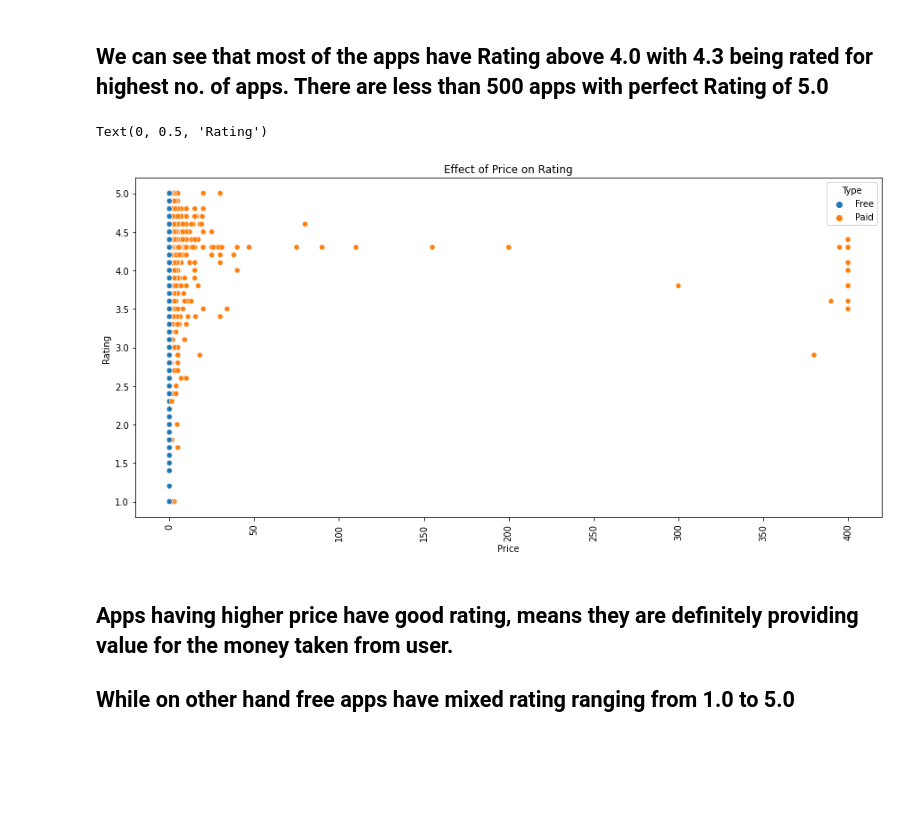
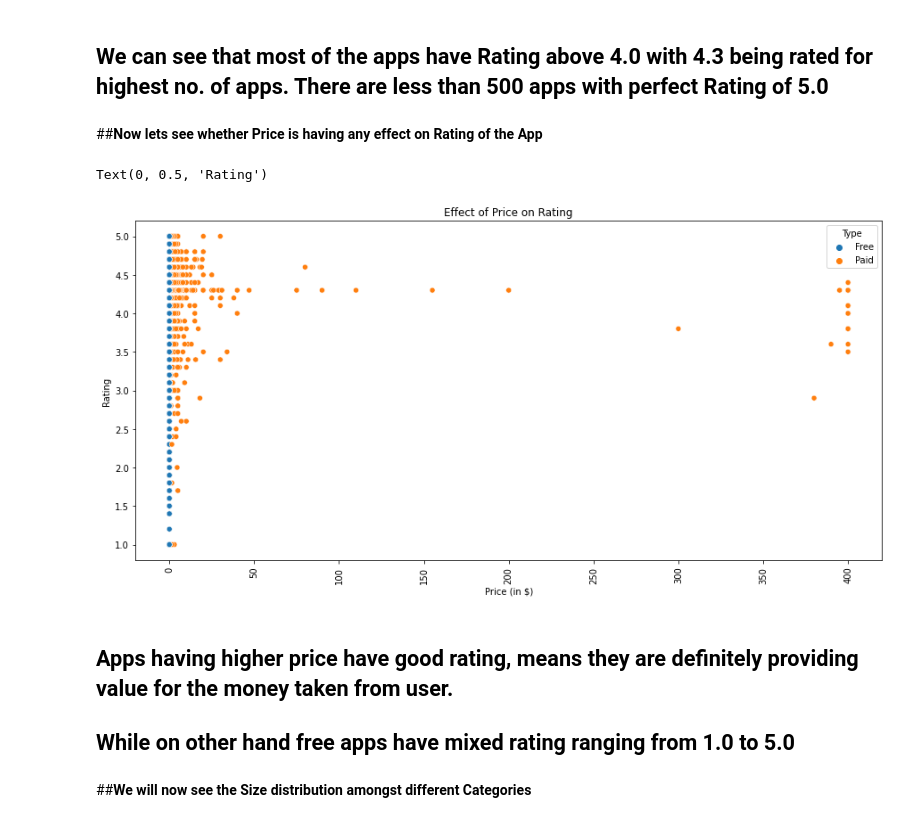
Before and after one commit to SurajSP99/Play_Store_App_Review_Data_Analysis, a Jupyter notebook: Play_Store_App_Review_Analysis_Capstone_Project.ipynb, the cells around one changed output. Saved outputs shown, nothing was run; the diff lists cells and outputs as text; code cells hidden in the pictures; blank space fills up the shorter version.

```diff
--- a/Play_Store_App_Review_Analysis_Capstone_Project.ipynb
+++ b/Play_Store_App_Review_Analysis_Capstone_Project.ipynb
@@ -621,14 +619,18 @@ content_df = df.groupby(['Content Rating'])['App'].count().reset_index(name = 'c
+# %% [markdown]
+##**Now lets see whether Price is having any effect on Rating of the App**
 # %%
 plt.figure(figsize=(15,7))
 sns.scatterplot(x=df.Price, y=df.Rating, hue = df.Type) # countplot is used because we just want to count no. of apps for each Rating
 plt.xticks(rotation= 90)
 plt.title('Effect of Price on Rating')
-plt.xlabel('Price')
+plt.xlabel('Price (in $)')
 plt.ylabel('Rating')
 # %% [output]
 Text(0, 0.5, 'Rating')
-[figure, old version]
+[figure, new version]
 # %% [markdown]
 ## **Apps having higher price have good rating, means they are definitely providing value for the money taken from user.**
 
 ## **While on other hand free apps have mixed rating ranging from 1.0 to 5.0**
+# %% [markdown]
+##**We will now see the Size distribution amongst different Categories**
```
Also changed, not shown: parts of 9 cells of this notebook.
